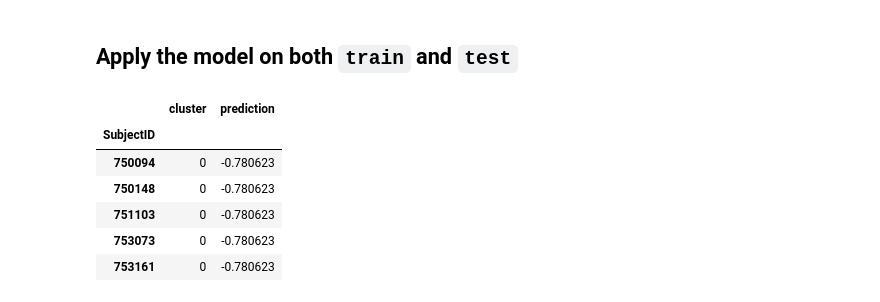
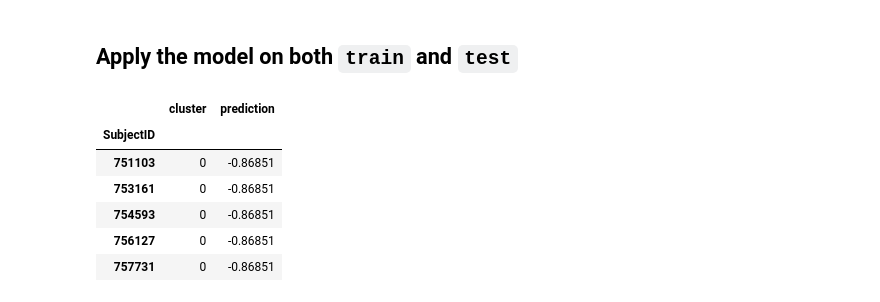
Before and after one commit to ihadanny/turbulence-z-team, a Jupyter notebook: ipython-notebooks/predictor_beta.ipynb, the cells around one changed output. Drawn from its saved outputs; the diff is of its cells as text; code cells hidden in the pictures.

```diff
--- a/ipython-notebooks/predictor_beta.ipynb
+++ b/ipython-notebooks/predictor_beta.ipynb
@@ -16,12 +16,12 @@ from modeling_funcs import *
 We now reload the metadata and the 6 attributes selected per cluster
 # %%
 all_feature_metadata = pickle.load( open('../all_feature_metadata.pickle', 'rb') )
-train_data_means = pickle.load( open('../train_data_means.pickle', 'rb') )
-train_data_std = pickle.load( open('../train_data_std.pickle', 'rb') )
+train_data_means = pickle.load( open('../all_data_means.pickle', 'rb') )
+train_data_std = pickle.load( open('../all_data_std.pickle', 'rb') )
 best_features_per_cluster = pickle.load( open('../best_features_per_cluster.pickle', 'rb') )
 
 
-df = pd.read_csv('../train_data_selected.csv', sep='|', index_col=False, dtype="unicode")
+df = pd.read_csv('../all_data_selected.csv', sep='|', index_col=False, dtype="unicode")
 vectorized, _ = vectorize(df, all_feature_metadata)
 normalized, _ = normalize(vectorized, all_feature_metadata, train_data_means, train_data_std)
 print normalized.shape
@@ -39,6 +60,6 @@ normalized.head()
 # %%
-slope = pd.read_csv('../train_slope.csv', sep = '|', index_col="SubjectID")
-clusters = pd.read_csv('../train_kmeans_clusters.csv', sep = '|', index_col="SubjectID")
+slope = pd.read_csv('../all_slope.csv', sep = '|', index_col="SubjectID")
+clusters = pd.read_csv('../all_kmeans_clusters.csv', sep = '|', index_col="SubjectID")
 
 clusters.index = clusters.index.astype(str)
 slope.index = slope.index.astype(str)
@@ -84,26 +122,26 @@ with open("../model_per_cluster.pickle", "wb") as output_file:
 ## Apply the model on both `train` and `test`
 # %%
 
-for t in ['train', 'test']:
+for t in ['all', 'test']:
     df = pd.read_csv('../' + t + '_data_selected.csv', sep='|', index_col=False)
     vectorized, _ = vectorize(df, all_feature_metadata)
     normalized, _ = normalize(vectorized, all_feature_metadata, train_data_means, train_data_std)
 
     clusters = pd.read_csv('../' + t + '_kmeans_clusters.csv', sep = '|', index_col=0)
 
     clusters.index = clusters.index.astype(str)
     normalized.index = normalized.index.astype(str)
 
     X = normalized.join(clusters)
     pred = X.apply(apply_model, args=[model_per_cluster], axis = 1)
     pred.to_csv('../' + t + '_prediction.csv',sep='|')
 
 pred.head()
 # %% [output]
 |  | cluster | prediction |
 | SubjectID |  |  |
-| 750094 | 0 | -0.780623 |
-| 750148 | 0 | -0.780623 |
-| 751103 | 0 | -0.780623 |
-| 753073 | 0 | -0.780623 |
-| 753161 | 0 | -0.780623 |
+| 751103 | 0 | -0.86851 |
+| 753161 | 0 | -0.86851 |
+| 754593 | 0 | -0.86851 |
+| 756127 | 0 | -0.86851 |
+| 757731 | 0 | -0.86851 |
```
Also changed, not shown: parts of 5 cells of this notebook, 30 other files.
